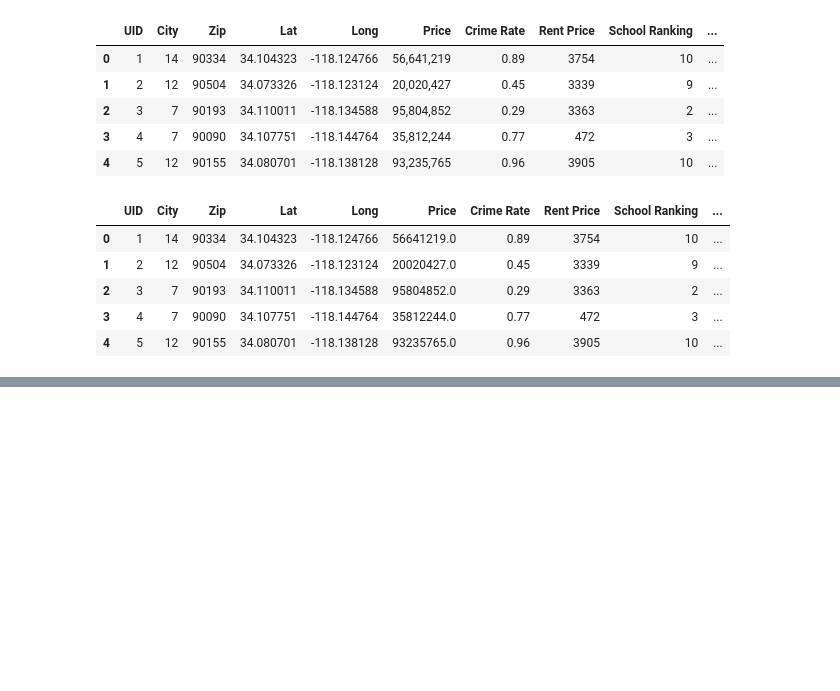
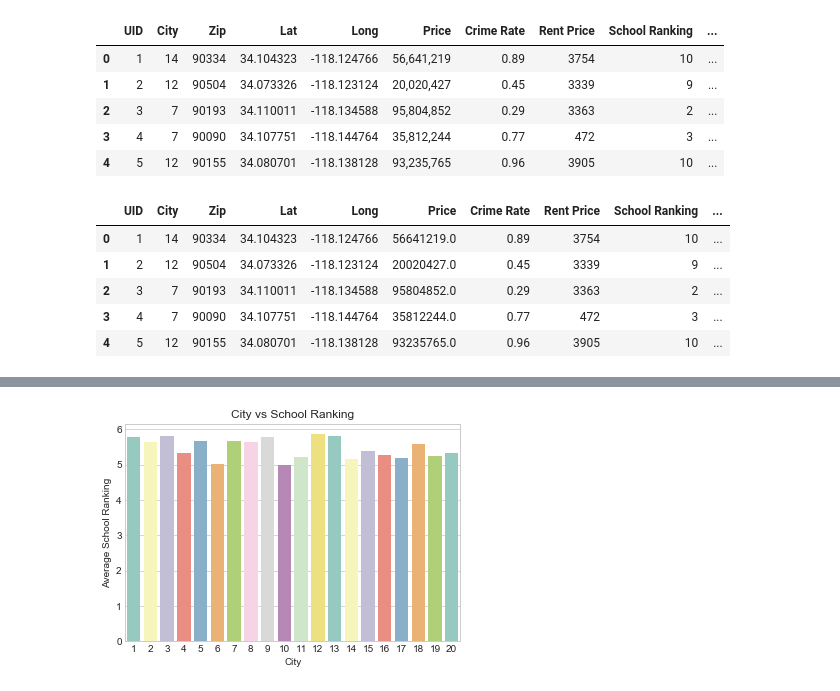
Before and after one commit to sueDCBV/USCBootcamp_FirstProject, a Jupyter notebook: Python/general_houseInfo_plot.ipynb, the cells around one changed output, grey strips where cells are left out. Cells and saved outputs as stored; diff of their text form; code cells hidden in the pictures; blank space fills up the shorter version.

```diff
--- a/Python/general_houseInfo_plot.ipynb
+++ b/Python/general_houseInfo_plot.ipynb
@@ -167,0 +118,19 @@ plt.show()
+# %%
+# group data by city and find the average housing growth for each cuty
+school_ranking_df = f_data.groupby(["City"])["School Ranking "].agg(['mean']).sort_index().reset_index()
+school_ranking_df = school_ranking_df.rename(columns={"mean":"School_Ranking_Avg"})
+
+# set the plot x_axis, y_axis, title and label
+sns.set_style("whitegrid")
+sns.barplot(x="City", y="School_Ranking_Avg", data=school_ranking_df, palette=sns.color_palette("Set3", 19))
+
+plt.xlabel("City")
+plt.ylabel("Average School Ranking")
+plt.title("City vs School Ranking")
+
+plt.show()
+
+# Save the figure
+plt.savefig("../Clean_Data/School_Ranking.png")
+# %% [output]
+[figure, added]
```
Also changed, not shown: parts of 12 cells of this notebook, 3 other files.
